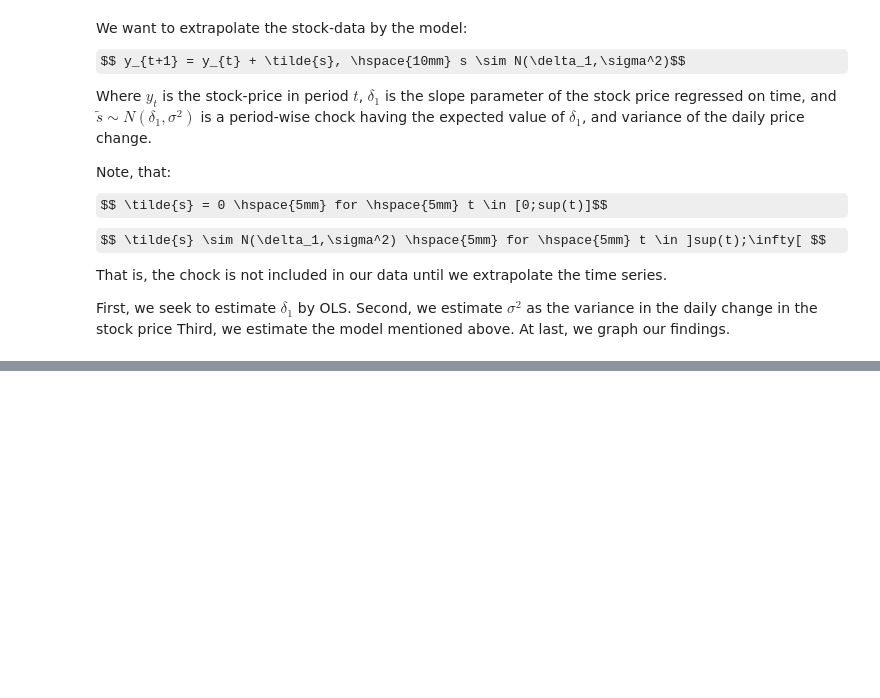
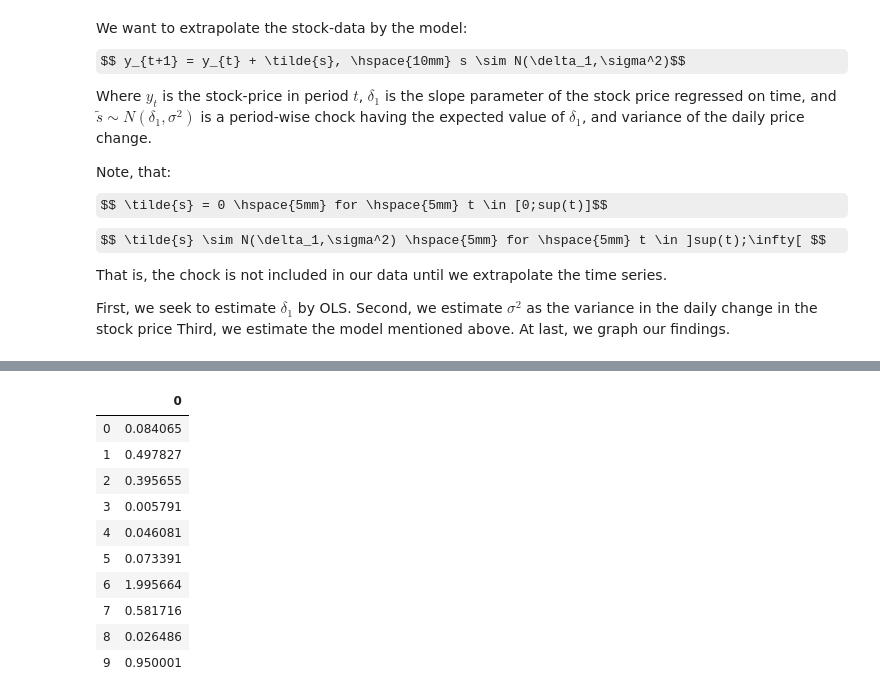
Before and after one commit to Tobiasmk98/projects-2020-group5, a Jupyter notebook: dataproject/HOLGER.ipynb, the cells around one changed output, grey strips where cells are left out. Saved outputs shown, nothing was run; the diff lists cells and outputs as text; code cells hidden in the pictures; some formulas as TeX source; blank space fills up the shorter version.

```diff
--- a/dataproject/HOLGER.ipynb
+++ b/dataproject/HOLGER.ipynb
@@ -258,0 +271,28 @@ Text(0,0.5,'Price')
+# %%
+def g(x):
+    return x**2
+
+def MC(N,g,F):
+    X = np.random.normal(0,0.5,None)
+    return np.mean(g(X))
+
+def MC_sample(N,g,F,K):
+    results = np.empty(K)
+    for i in range(K):
+        results[i] = MC(N,g,F)
+
+    return results
+
+pd.DataFrame(MC_sample(50,g,10,10))
+# %% [output]
+|  | 0 |
+| 0 | 0.084065 |
+| 1 | 0.497827 |
+| 2 | 0.395655 |
+| 3 | 0.005791 |
+| 4 | 0.046081 |
+| 5 | 0.073391 |
+| 6 | 1.995664 |
+| 7 | 0.581716 |
+| 8 | 0.026486 |
+| 9 | 0.950001 |
```
Also changed, not shown: parts of 5 cells of this notebook.
